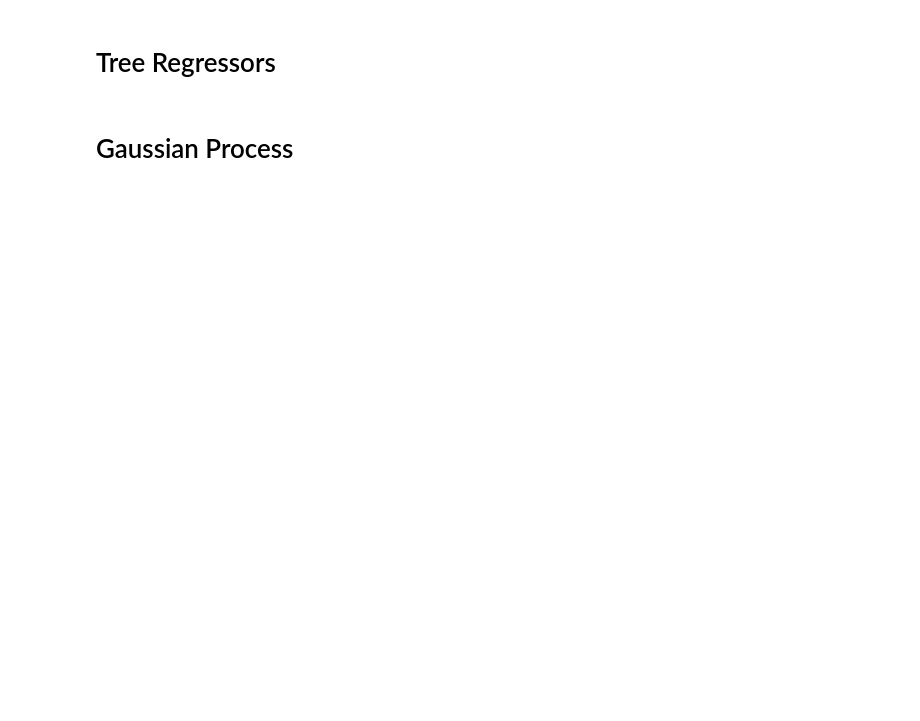
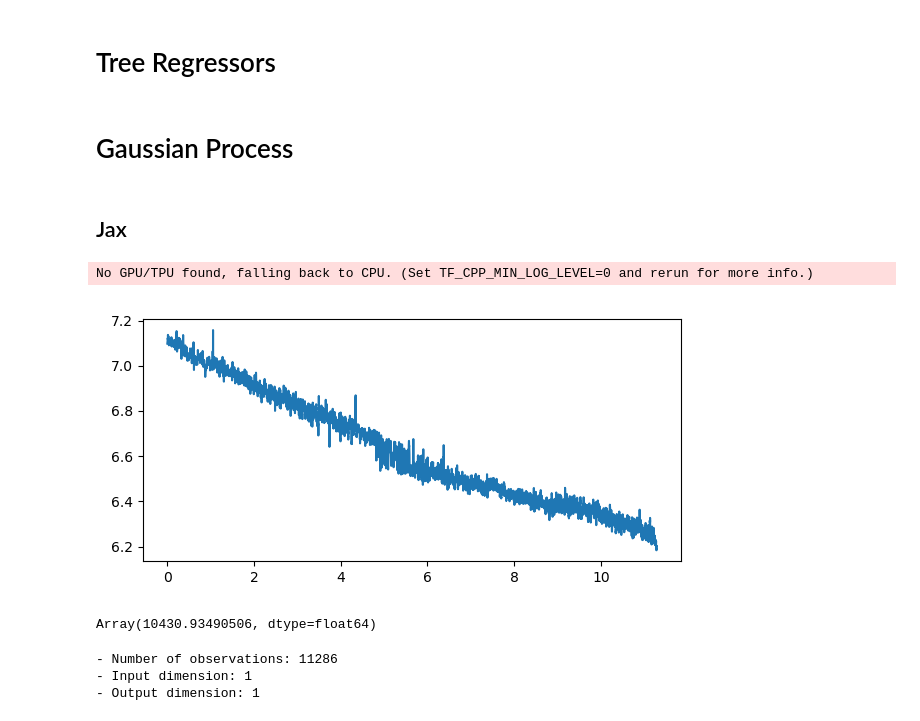
Before and after one commit to simply-nicky/robust_hw, a Jupyter notebook: dev_regression.ipynb, the cells around one changed output. Drawn from its saved outputs; the diff is of its cells as text; code cells hidden in the pictures; blank space fills up the shorter version.

```diff
--- a/dev_regression.ipynb
+++ b/dev_regression.ipynb
@@ -98,3 +97,33 @@ fig.tight_layout()
 plt.show()
 # %% [markdown]
 # Gaussian Process
+# %% [markdown]
+## Jax
+# %%
+from jax.config import config
+
+config.update("jax_enable_x64", True)
+
+from jax import jit
+import jax.numpy as jnp
+import jax.random as jr
+import gpjax as gpx
+import optax as ox
+
+import matplotlib as mpl
+cols = mpl.rcParams["axes.prop_cycle"].by_key()["color"]
+# %% [output]
+No GPU/TPU found, falling back to CPU. (Set TF_CPP_MIN_LOG_LEVEL=0 and rerun for more info.)
+# %%
+y = jnp.array(sgn).reshape(-1, 1) * 1e5
+x = jnp.arange(y.size, dtype=jnp.float64).reshape(-1, 1) * 1e-3
+
+dset = gpx.Dataset(x, y)
+# %%
+%matplotlib widget
+fig, ax = plt.subplots(figsize=(6, 3))
+ax.plot(x, y)
+fig.tight_layout()
+plt.show()
+# %% [output]
+[figure, added]
@@ -100,0 +145,10 @@ plt.show()
+# %%
+elbo(q, dset)
+# %% [output]
+Array(10430.93490506, dtype=float64)
+# %%
+dset
+# %% [output]
+- Number of observations: 11286
+- Input dimension: 1
+- Output dimension: 1
```
Also changed, not shown: parts of 29 cells of this notebook, 4 other files.
